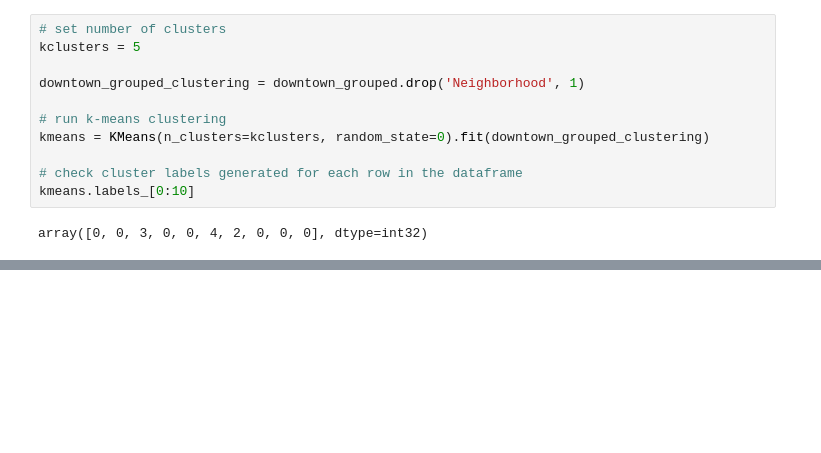
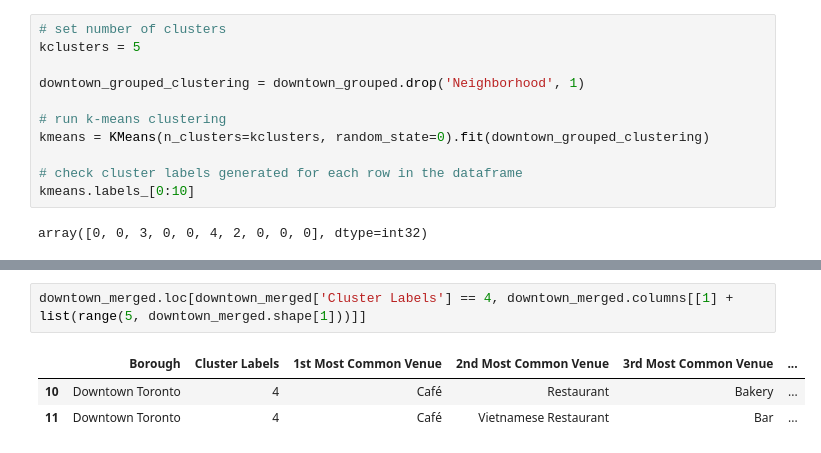
Before and after one commit to Theotecles/Coursera_Capstone, a Jupyter notebook: Coursera Week 3 NoteBook4.ipynb, the cells around one changed output, grey strips where cells are left out. Saved outputs shown, nothing was run; the diff lists cells and outputs as text; blank space fills up the shorter version.

```diff
--- a/Coursera Week 3 NoteBook4.ipynb
+++ b/Coursera Week 3 NoteBook4.ipynb
@@ -519,0 +552,6 @@ KeyError: 'Neighborhood'
+# %%
+downtown_merged.loc[downtown_merged['Cluster Labels'] == 4, downtown_merged.columns[[1] + list(range(5, downtown_merged.shape[1]))]]
+# %% [output]
+|  | Borough | Cluster Labels | 1st Most Common Venue | 2nd Most Common Venue | 3rd Most Common Venue | ... |
+| 10 | Downtown Toronto | 4 | Café | Restaurant | Bakery | ... |
+| 11 | Downtown Toronto | 4 | Café | Vietnamese Restaurant | Bar | ... |
```
Also changed, not shown: parts of 5 cells of this notebook.
